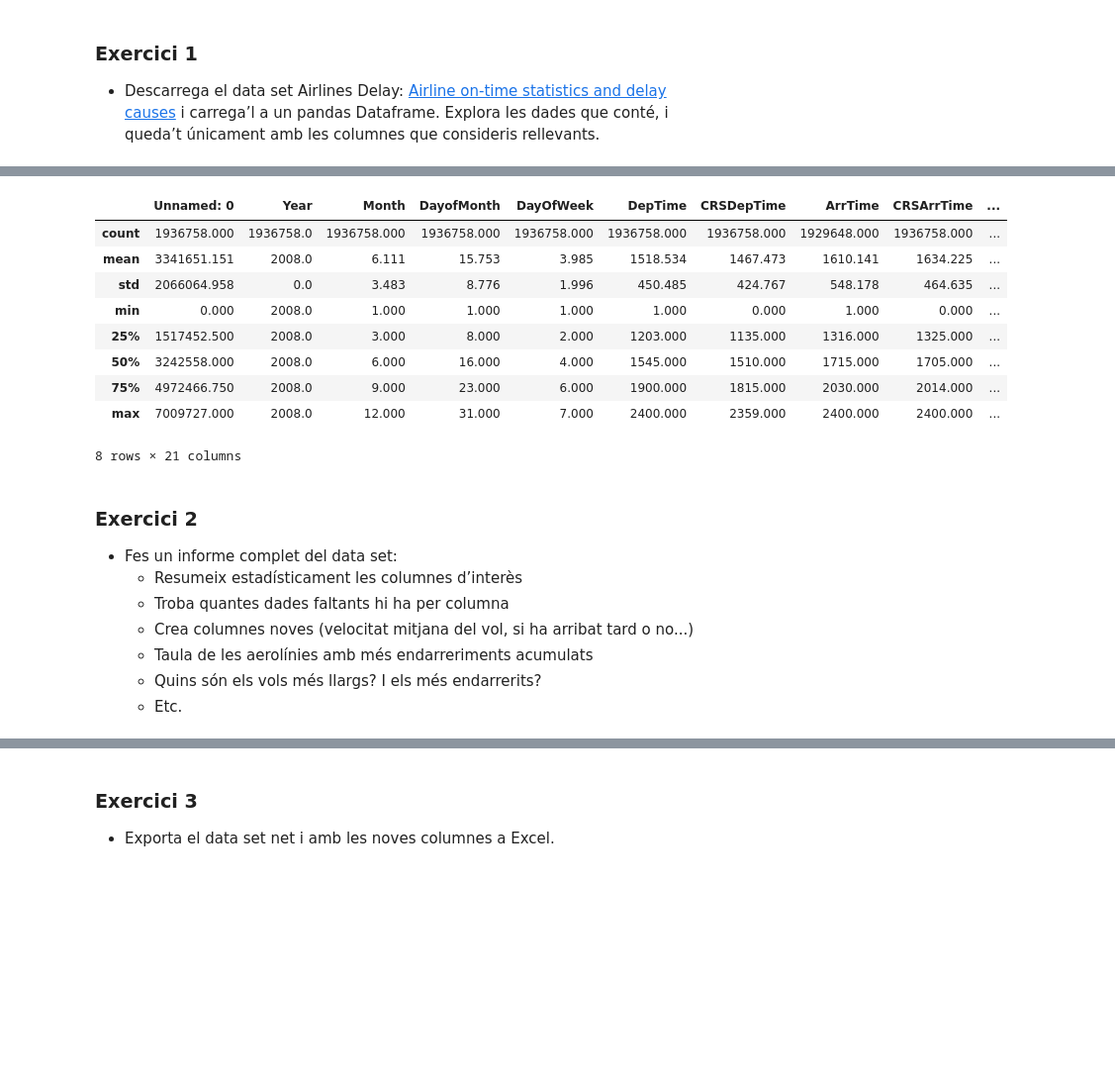
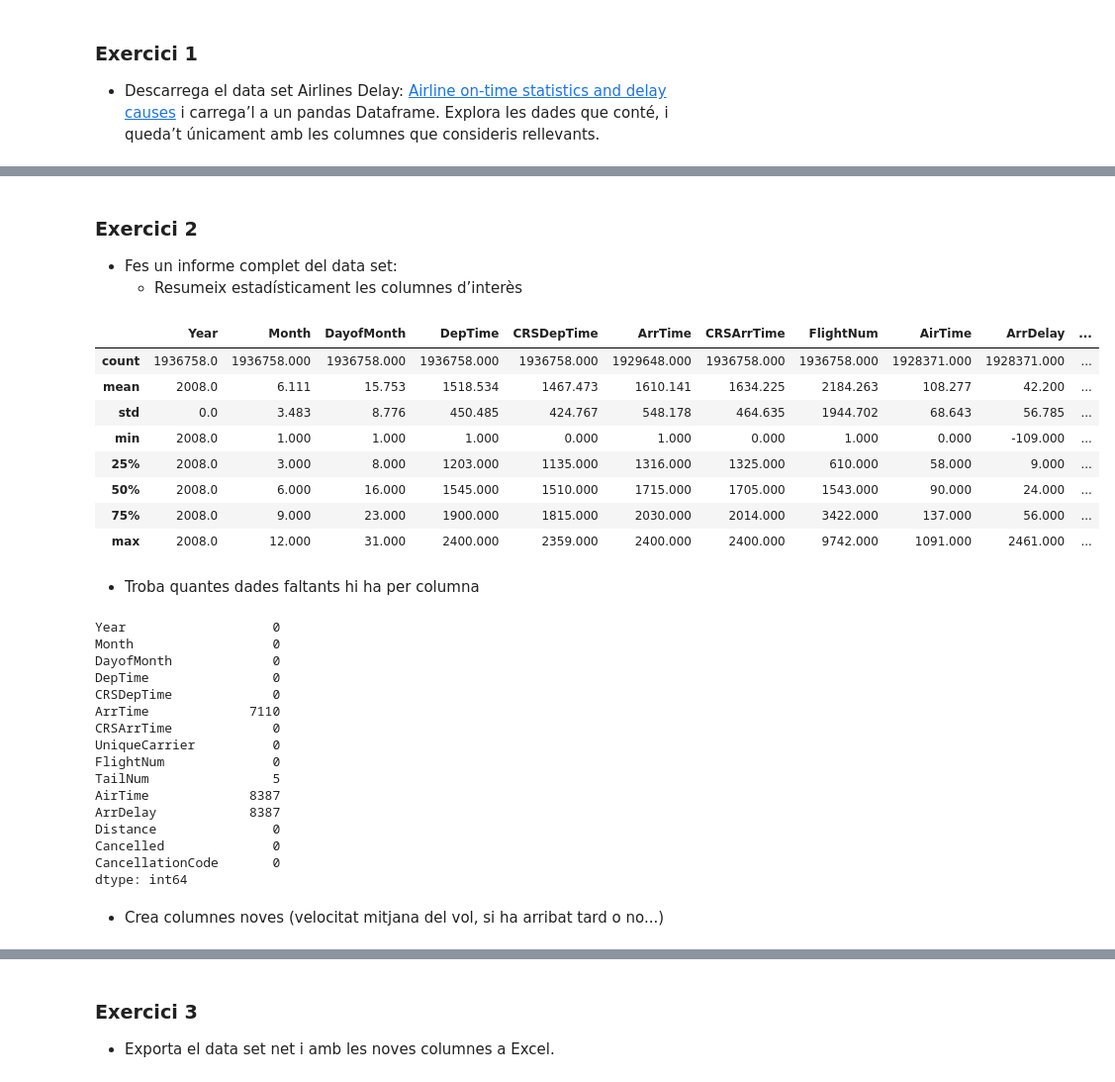
Before and after one commit to jesussantana/estructures_Dataframe, a Jupyter notebook: estructures_Dataframe.ipynb, the cells around one changed output, grey strips where cells are left out. Shown at 99% size. Cells and saved outputs as stored; diff of their text form; code cells hidden in the pictures; blank space fills up the shorter version.

```diff
--- a/estructures_Dataframe.ipynb
+++ b/estructures_Dataframe.ipynb
@@ -8,6 +8,8 @@
 - Descarrega el data set Airlines Delay: [Airline on-time statistics and delay causes](https://www.kaggle.com/giovamata/airlinedelaycauses) i carrega’l a un pandas Dataframe. Explora les dades que conté, i queda’t únicament amb les columnes que consideris rellevants.
 # %%
 import numpy as np
-from numpy import random
 import pandas as pd
-from datetime import datetime
+import datetime
+
+dataAirlines = pd.read_csv('DelayedFlights.csv')
+dataAirlines
@@ -63,0 +40,4 @@ file[:3]
+# %%
+pd.set_option('display.max_columns', None)
+
+dataAirlines.head()
@@ -63,0 +71,4 @@ file[:3]
+# %%
+# Columnas relevantes
+
+dataAirlines=dataAirlines[['Year','Month','DayofMonth','DepTime','CRSDepTime','ArrTime','CRSArrTime','UniqueCarrier','FlightNum','TailNum','AirTime','ArrDelay','Distance','Cancelled','CancellationCode']].copy()
@@ -64,22 +84,43 @@ file[:3]
+# %%
+dataAirlines['DayofMonthT'] = dataAirlines['DayofMonth'].apply(lambda x: x.zfill(2))
+dataAirlines['MonthT'] = dataAirlines['Month'].apply(lambda x: x.zfill(2))
+dataAirlines['fechacompl'] = pd.to_datetime(dataAirlines['Year'] + dataAirlines['Month'] + dataAirlines['DayofMonth'],format = '%Y%m%d' )
+# %% [markdown]
+###  Exercici 2
+- Fes un informe complet del data set:
+  - Resumeix estadísticament les columnes d’interès
 # %%
-file.describe().round(3)
+dataAirlines.describe().round(3)
 # %% [output]
-|  | Unnamed: 0 | Year | Month | DayofMonth | DayOfWeek | DepTime | CRSDepTime | ArrTime | CRSArrTime | ... |
-| count | 1936758.000 | 1936758.0 | 1936758.000 | 1936758.000 | 1936758.000 | 1936758.000 | 1936758.000 | 1929648.000 | 1936758.000 | ... |
-| mean | 3341651.151 | 2008.0 | 6.111 | 15.753 | 3.985 | 1518.534 | 1467.473 | 1610.141 | 1634.225 | ... |
-| std | 2066064.958 | 0.0 | 3.483 | 8.776 | 1.996 | 450.485 | 424.767 | 548.178 | 464.635 | ... |
-| min | 0.000 | 2008.0 | 1.000 | 1.000 | 1.000 | 1.000 | 0.000 | 1.000 | 0.000 | ... |
-| 25% | 1517452.500 | 2008.0 | 3.000 | 8.000 | 2.000 | 1203.000 | 1135.000 | 1316.000 | 1325.000 | ... |
-| 50% | 3242558.000 | 2008.0 | 6.000 | 16.000 | 4.000 | 1545.000 | 1510.000 | 1715.000 | 1705.000 | ... |
-| 75% | 4972466.750 | 2008.0 | 9.000 | 23.000 | 6.000 | 1900.000 | 1815.000 | 2030.000 | 2014.000 | ... |
-| max | 7009727.000 | 2008.0 | 12.000 | 31.000 | 7.000 | 2400.000 | 2359.000 | 2400.000 | 2400.000 | ... |
+|  | Year | Month | DayofMonth | DepTime | CRSDepTime | ArrTime | CRSArrTime | FlightNum | AirTime | ArrDelay | ... |
+| count | 1936758.0 | 1936758.000 | 1936758.000 | 1936758.000 | 1936758.000 | 1929648.000 | 1936758.000 | 1936758.000 | 1928371.000 | 1928371.000 | ... |
+| mean | 2008.0 | 6.111 | 15.753 | 1518.534 | 1467.473 | 1610.141 | 1634.225 | 2184.263 | 108.277 | 42.200 | ... |
+| std | 0.0 | 3.483 | 8.776 | 450.485 | 424.767 | 548.178 | 464.635 | 1944.702 | 68.643 | 56.785 | ... |
+| min | 2008.0 | 1.000 | 1.000 | 1.000 | 0.000 | 1.000 | 0.000 | 1.000 | 0.000 | -109.000 | ... |
+| 25% | 2008.0 | 3.000 | 8.000 | 1203.000 | 1135.000 | 1316.000 | 1325.000 | 610.000 | 58.000 | 9.000 | ... |
+| 50% | 2008.0 | 6.000 | 16.000 | 1545.000 | 1510.000 | 1715.000 | 1705.000 | 1543.000 | 90.000 | 24.000 | ... |
+| 75% | 2008.0 | 9.000 | 23.000 | 1900.000 | 1815.000 | 2030.000 | 2014.000 | 3422.000 | 137.000 | 56.000 | ... |
+| max | 2008.0 | 12.000 | 31.000 | 2400.000 | 2359.000 | 2400.000 | 2400.000 | 9742.000 | 1091.000 | 2461.000 | ... |
-8 rows × 21 columns
-# %% [markdown]
-###  Exercici 2
-- Fes un informe complet del data set:
-  - Resumeix estadísticament les columnes d’interès
-  - Troba quantes dades faltants hi ha per columna
-  - Crea columnes noves (velocitat mitjana del vol, si ha arribat tard o no...)
-  - Taula de les aerolínies amb més endarreriments acumulats
-  - Quins són els vols més llargs? I els més endarrerits?
-  - Etc.
+# %% [markdown]
+  - Troba quantes dades faltants hi ha per columna
+# %%
+dataAirlines.isna().sum()
+# %% [output]
+Year                   0
+Month                  0
+DayofMonth             0
+DepTime                0
+CRSDepTime             0
+ArrTime             7110
+CRSArrTime             0
+UniqueCarrier          0
+FlightNum              0
+TailNum                5
+AirTime             8387
+ArrDelay            8387
+Distance               0
+Cancelled              0
+CancellationCode       0
+dtype: int64
+# %% [markdown]
+  - Crea columnes noves (velocitat mitjana del vol, si ha arribat tard o no...)
```
Also changed, not shown: parts of 20 cells of this notebook, 2 other files.
